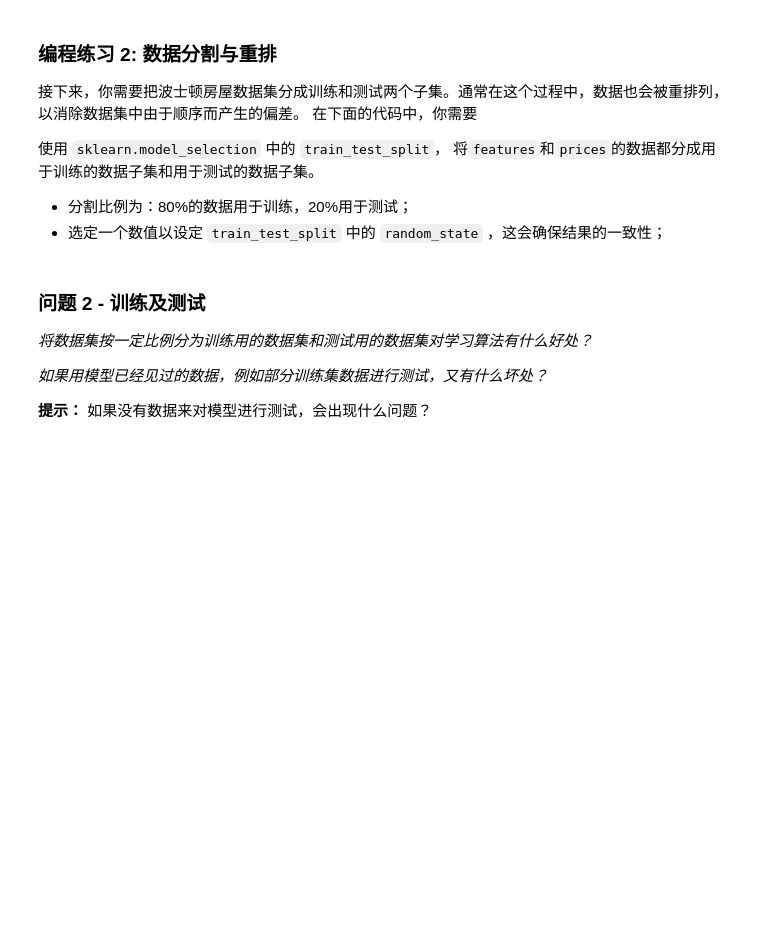
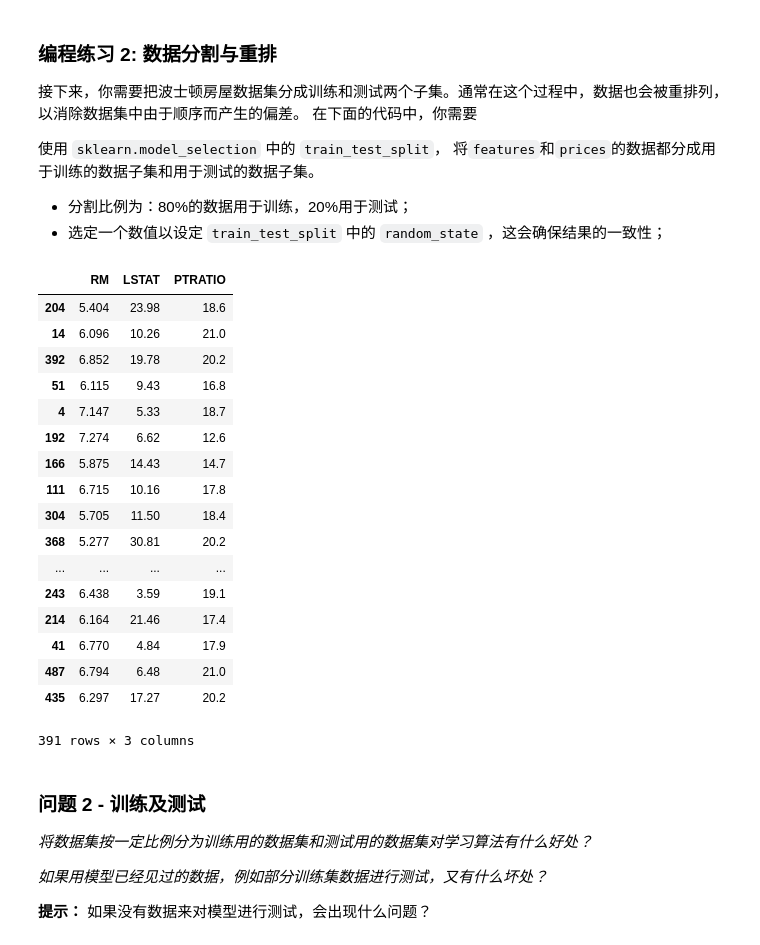
Before and after one commit to haozhan9/lesson5, a Jupyter notebook: boston_housing.ipynb, the cells around one changed output. Saved outputs shown, nothing was run; the diff lists cells and outputs as text; code cells hidden in the pictures; blank space fills up the shorter version.

```diff
--- a/boston_housing.ipynb
+++ b/boston_housing.ipynb
@@ -121,9 +121,30 @@ _凭直觉，上述三个特征中对每一个来说，你认为增大该特征
 # %%
 # TODO 2
 
 # 提示： 导入train_test_split
+from sklearn.model_selection import train_test_split
 
-X_train, X_test, y_train, y_test = None
+X_train, X_test, y_train, y_test = train_test_split(features, prices, train_size=0.8, random_state=987)
+X_train
+# %% [output]
+|  | RM | LSTAT | PTRATIO |
+| 204 | 5.404 | 23.98 | 18.6 |
+| 14 | 6.096 | 10.26 | 21.0 |
+| 392 | 6.852 | 19.78 | 20.2 |
+| 51 | 6.115 | 9.43 | 16.8 |
+| 4 | 7.147 | 5.33 | 18.7 |
+| 192 | 7.274 | 6.62 | 12.6 |
+| 166 | 5.875 | 14.43 | 14.7 |
+| 111 | 6.715 | 10.16 | 17.8 |
+| 304 | 5.705 | 11.50 | 18.4 |
+| 368 | 5.277 | 30.81 | 20.2 |
+| ... | ... | ... | ... |
+| 243 | 6.438 | 3.59 | 19.1 |
+| 214 | 6.164 | 21.46 | 17.4 |
+| 41 | 6.770 | 4.84 | 17.9 |
+| 487 | 6.794 | 6.48 | 21.0 |
+| 435 | 6.297 | 17.27 | 20.2 |
+391 rows × 3 columns
 # %% [markdown]
 ### 问题 2 - 训练及测试
 *将数据集按一定比例分为训练用的数据集和测试用的数据集对学习算法有什么好处？*
```
Also changed, not shown: parts of 9 cells of this notebook.
